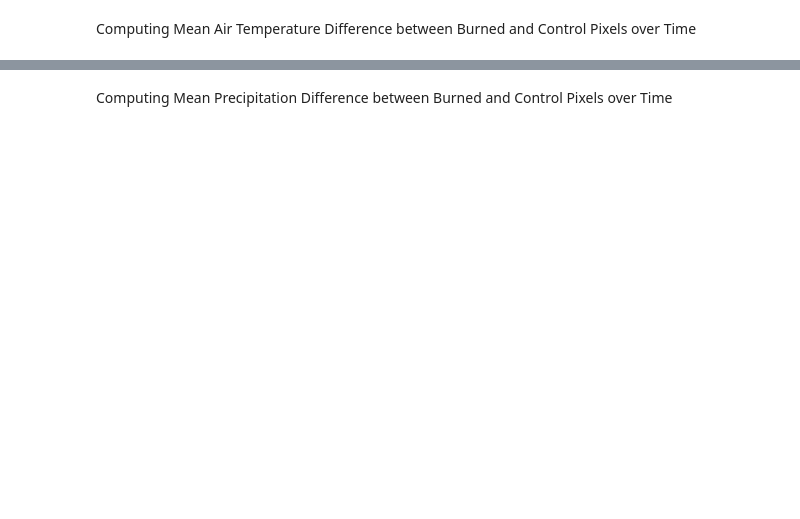
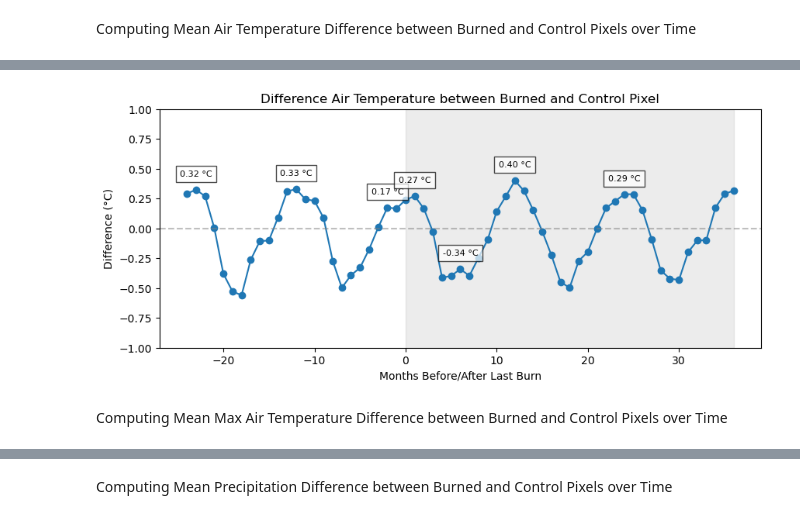
Before and after one commit to annavonblohn/Remote_Sensing_Applications, a Jupyter notebook: analysis_wildfire_atmospheric_variables.ipynb, the cells around one changed output, grey strips where cells are left out. Cells and saved outputs as stored; diff of their text form; code cells hidden in the pictures; blank space fills up the shorter version.

```diff
--- a/analysis_wildfire_atmospheric_variables.ipynb
+++ b/analysis_wildfire_atmospheric_variables.ipynb
@@ -569,0 +623,32 @@ plt.show()
+# %%
+# Plot Difference Air Temp with all local maxima text boxes
+# Find local maxima
+local_maxima_indices, _ = find_peaks(difference_airtemp)
+
+plt.figure(figsize=(10, 4)) # Adjust figure size
+plt.plot(t, difference_airtemp, marker='o', linestyle='-')
+
+# Add shaded background from t=0 onward with light green
+plt.gca().axvspan(0, t.max(), color='grey', alpha=0.15)
+
+# Add dashed horizontal line at y = 0
+plt.axhline(y=0, linestyle='--', color='grey', alpha=0.5)
+
+plt.title('Difference Air Temperature between Burned and Control Pixel')
+plt.xlabel('Months Before/After Last Burn')
+plt.ylabel('Difference (°C)')
+plt.ylim(-1, 1) # Set y-axis limits
+plt.grid(False) # Remove the grid
+
+# Annotate local maxima with adjusted y-coordinate
+for index in local_maxima_indices:
+    plt.text(t[index], difference_airtemp[index] + 0.1, f'{difference_airtemp[index]:.2f} °C', ha='center', va='bottom', fontsize=8, bbox=dict(facecolor='white', alpha=0.7))
+
+# Save the plot as an SVG file
+plt.savefig('difference_air_temperature_plot.svg', format='svg')
+
+plt.show()
+# %% [output]
+[figure, added]
+# %% [markdown]
+Computing Mean Max Air Temperature Difference between Burned and Control Pixels over Time
```
Also changed, not shown: parts of 15 cells of this notebook.
